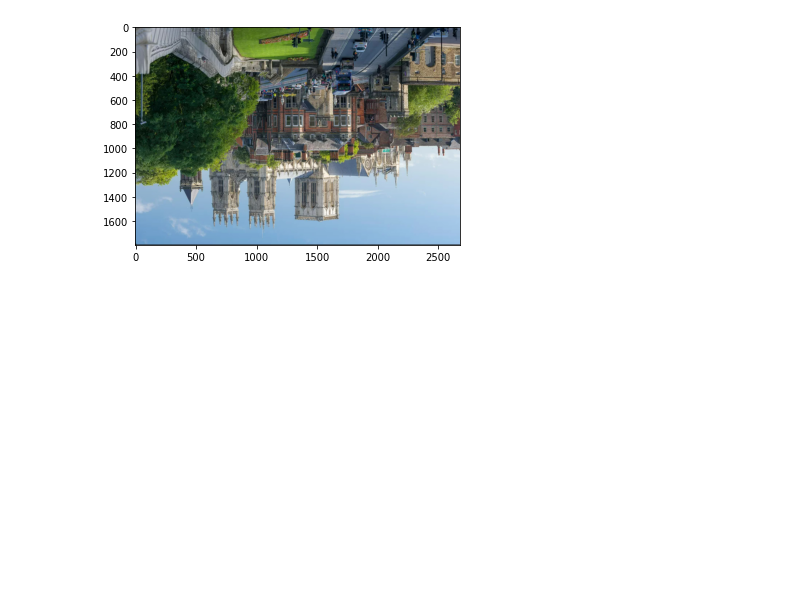
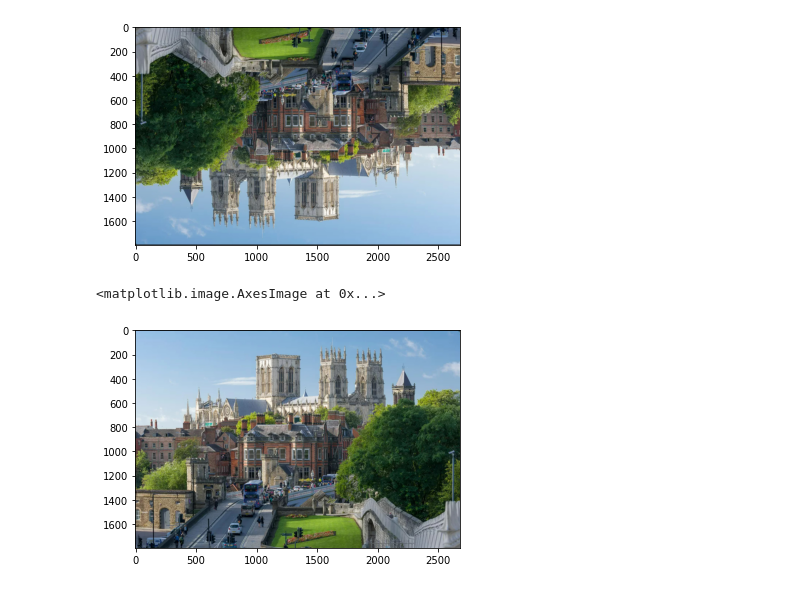
Before and after one commit to tn-220/test, a Jupyter notebook: numpy_img.ipynb, the cells around one changed output. Cells and saved outputs as stored; diff of their text form; code cells hidden in the pictures; blank space fills up the shorter version.

```diff
--- a/numpy_img.ipynb
+++ b/numpy_img.ipynb
@@ -28,4 +28,7 @@ plt.imshow(photo[::-1])
 <matplotlib.image.AxesImage at 0x...>
 [figure]
 # %%
-plt.imshow(photo[::-1])
+plt.imshow(photo[:,::-1])     # mirror image by reversint the columns
+# %% [output]
+<matplotlib.image.AxesImage at 0x...>
+[figure, added]
```
Also changed, not shown: parts of 19 cells of this notebook.
